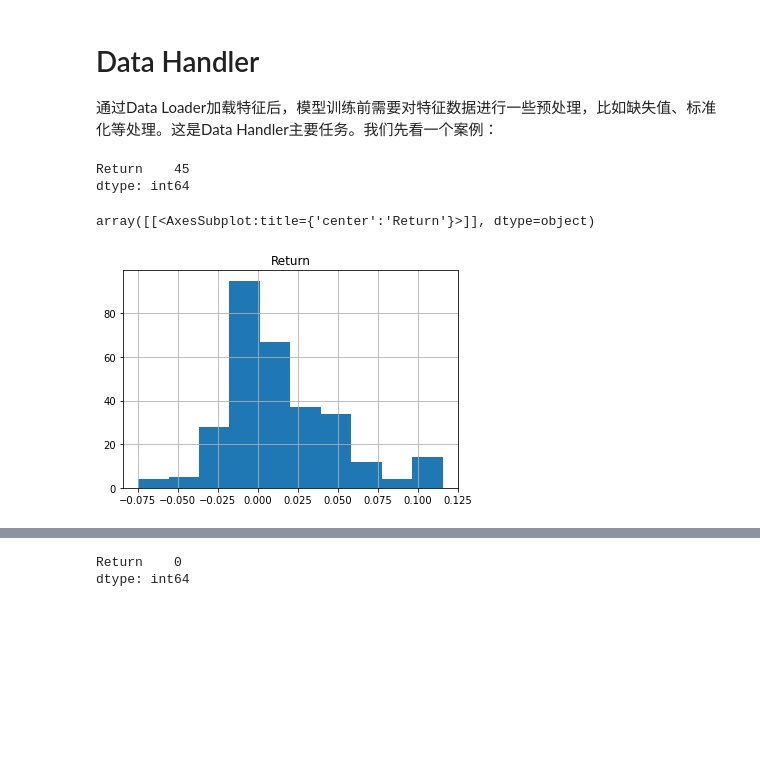
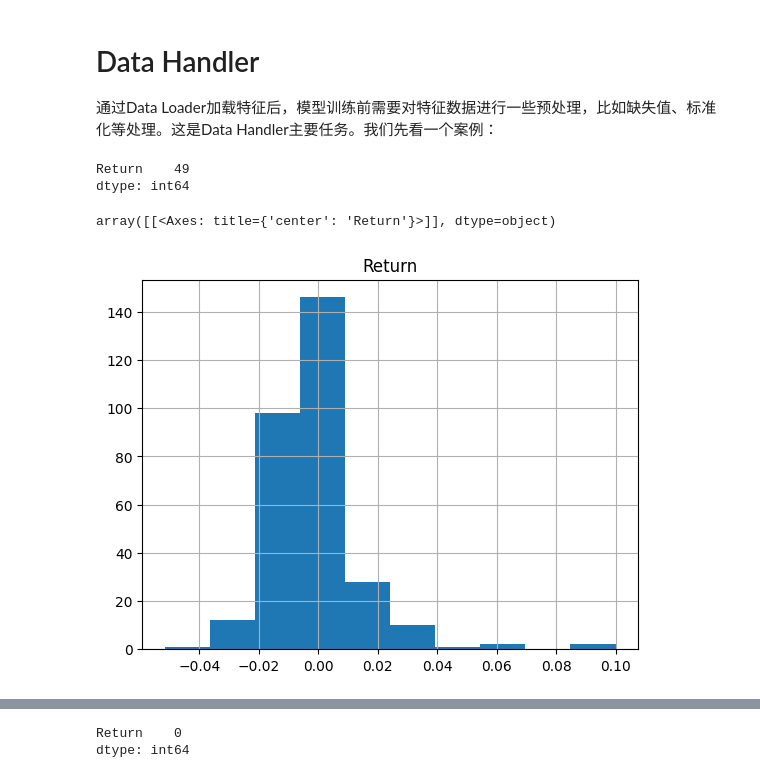
Before and after one commit to QuantWorld2022/qlib_tutorial, a Jupyter notebook: qlib数据篇.ipynb, the cells around one changed output, grey strips where cells are left out. Drawn from its saved outputs; the diff is of its cells as text; code cells hidden in the pictures; blank space fills up the shorter version.

```diff
--- a/qlib数据篇.ipynb
+++ b/qlib数据篇.ipynb
@@ -246,21 +249,21 @@ sdl_df.load() # 默认返回全部数据
 通过Data Loader加载特征后，模型训练前需要对特征数据进行一些预处理，比如缺失值、标准化等处理。这是Data Handler主要任务。我们先看一个案例：
 # %%
 from qlib.data.dataset.handler import DataHandlerLP
-from qlib.data.dataset.processor import CSZScoreNorm, DropnaProcessor
+from qlib.data.dataset.processor import CSZScoreNorm, ZScoreNorm, DropnaProcessor
 
 qdl = QlibDataLoader(config=(['$close/Ref($close, 1)-1'],['Return']))
-df = qdl.load(instruments='sh000300', start_time='20210101', end_time='20210430')
+df = qdl.load(instruments='csi300', start_time='2020-01-01', end_time='2020-04-30')
 # %%
 # 是否有空值
 df.isna().sum()
 # %% [output]
-Return    45
+Return    49
 dtype: int64
 # %%
 # 原始数据分布
-df.xs('2021-01-05').hist()
+df.xs('2020-01-10').hist()
 # %% [output]
-array([[<AxesSubplot:title={'center':'Return'}>]], dtype=object)
+array([[<Axes: title={'center': 'Return'}>]], dtype=object)
-[figure, old version]
+[figure, new version]
 # %%
 # 实例化DataHandler
```
Also changed, not shown: parts of 20 cells of this notebook, 4 other files.
